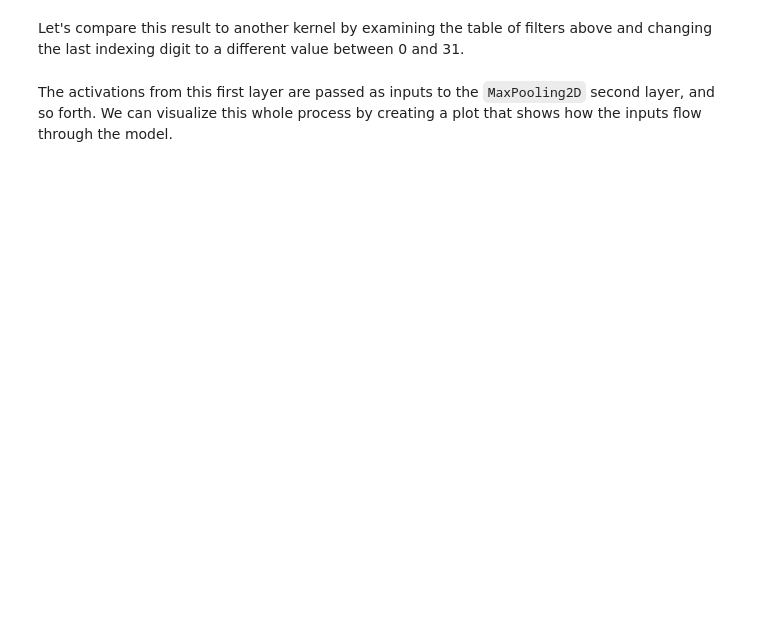
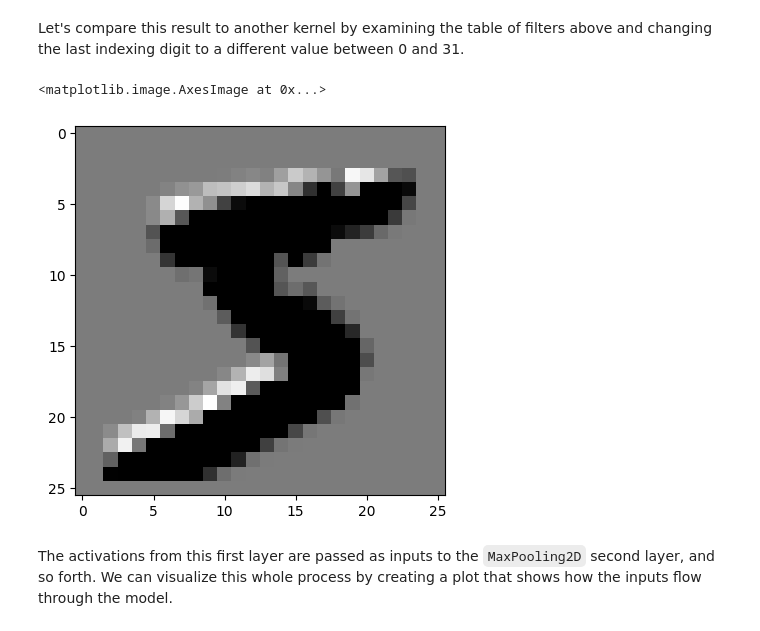
Before and after one commit to nishtha-priya1/cse163-nchs-nishtha, a Jupyter notebook: lectures/neural-networks.ipynb, the cells around one changed output. Saved outputs shown, nothing was run; the diff lists cells and outputs as text; code cells hidden in the pictures; blank space fills up the shorter version.

```diff
--- a/lectures/neural-networks.ipynb
+++ b/lectures/neural-networks.ipynb
@@ -220,7 +356,10 @@ plt.imshow(activations[0][0, ..., 0], cmap="gray")
 # %% [markdown]
 Let's compare this result to another kernel by examining the table of filters above and changing the last indexing digit to a different value between 0 and 31.
 # %%
-plt.imshow(activations[0][0, ..., 0], cmap="gray")
+plt.imshow(activations[0][0, ..., 15], cmap="gray")
+# %% [output]
+<matplotlib.image.AxesImage at 0x...>
+[figure, added]
 # %% [markdown]
 The activations from this first layer are passed as inputs to the `MaxPooling2D` second layer, and so forth. We can visualize this whole process by creating a plot that shows how the inputs flow through the model.
 # %%
```
Also changed, not shown: parts of 14 cells of this notebook.
